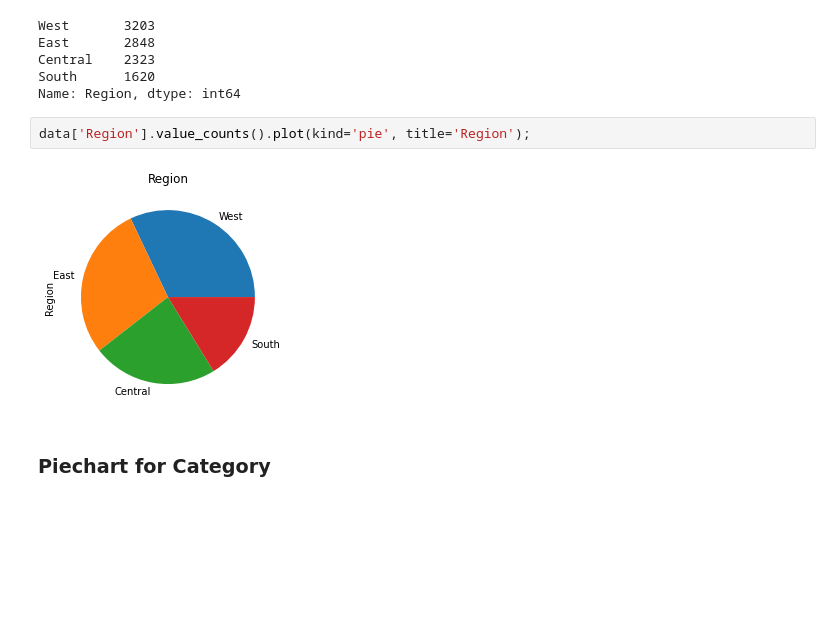
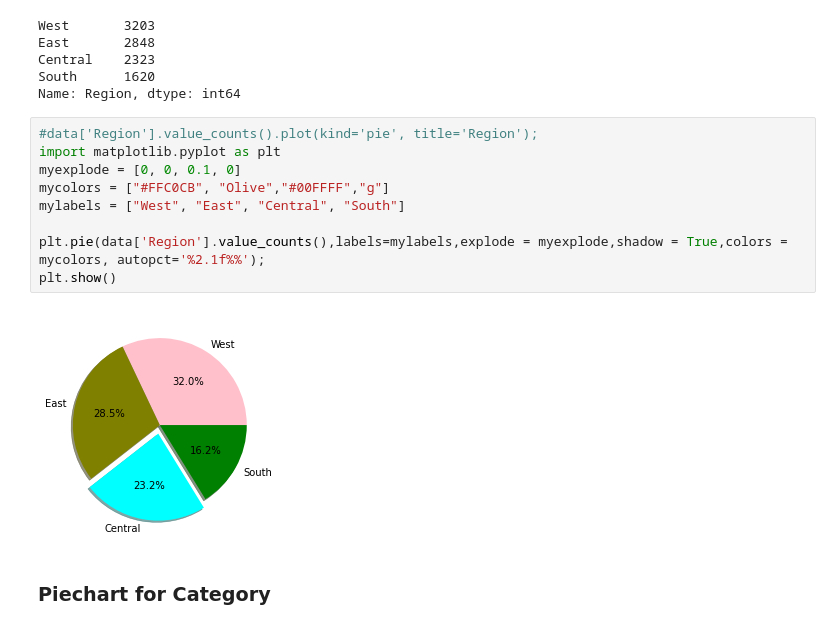
Before and after one commit to arroyoabhi/PythonTraining, a Jupyter notebook: Final_Task(Shreya).ipynb, the cells around one changed output. Drawn from its saved outputs; the diff is of its cells as text; blank space fills up the shorter version.

```diff
--- a/Final_Task(Shreya).ipynb
+++ b/Final_Task(Shreya).ipynb
@@ -213,10 +224,17 @@ East       2848
 Central    2323
 South      1620
 Name: Region, dtype: int64
-# %%
-data['Region'].value_counts().plot(kind='pie', title='Region');
-# %% [output]
-[figure, removed]
+# %%
+#data['Region'].value_counts().plot(kind='pie', title='Region');
+import matplotlib.pyplot as plt
+myexplode = [0, 0, 0.1, 0]
+mycolors = ["#FFC0CB", "Olive","#00FFFF","g"]
+mylabels = ["West", "East", "Central", "South"]
+
+plt.pie(data['Region'].value_counts(),labels=mylabels,explode = myexplode,shadow = True,colors = mycolors, autopct='%2.1f%%');
+plt.show()
+# %% [output]
+[figure, added]
 # %% [markdown]
 ### Piechart for Category
 # %%
```
Also changed, not shown: parts of 10 cells of this notebook.
